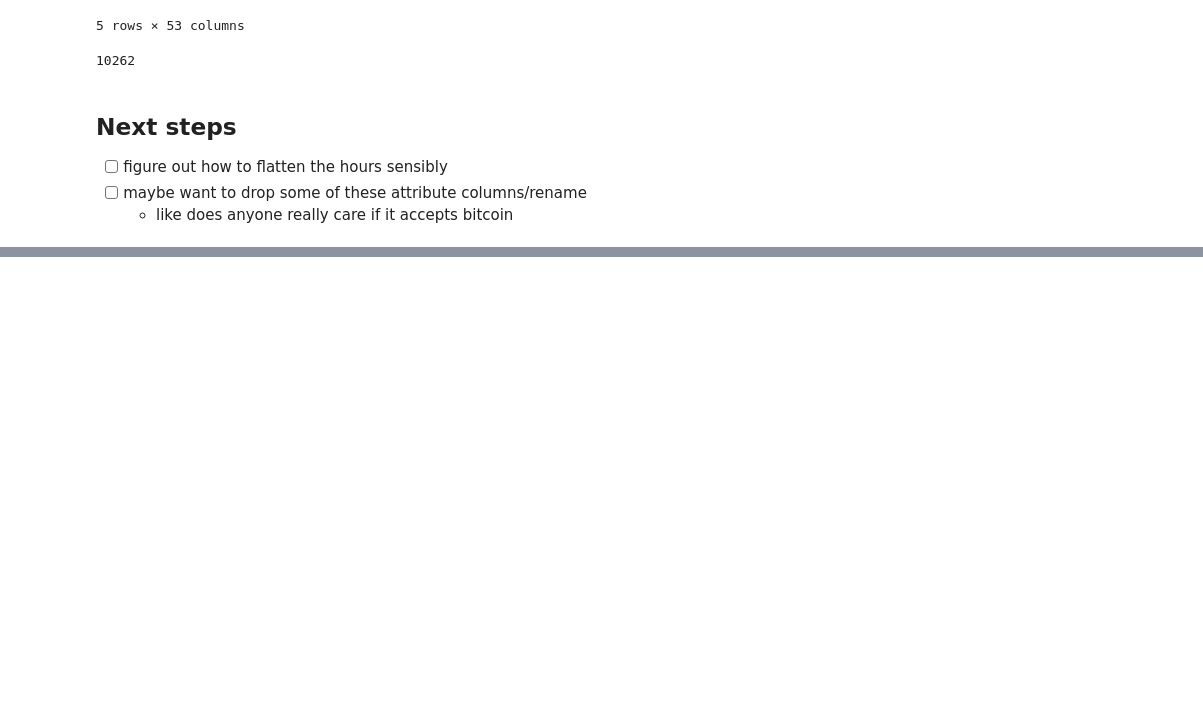
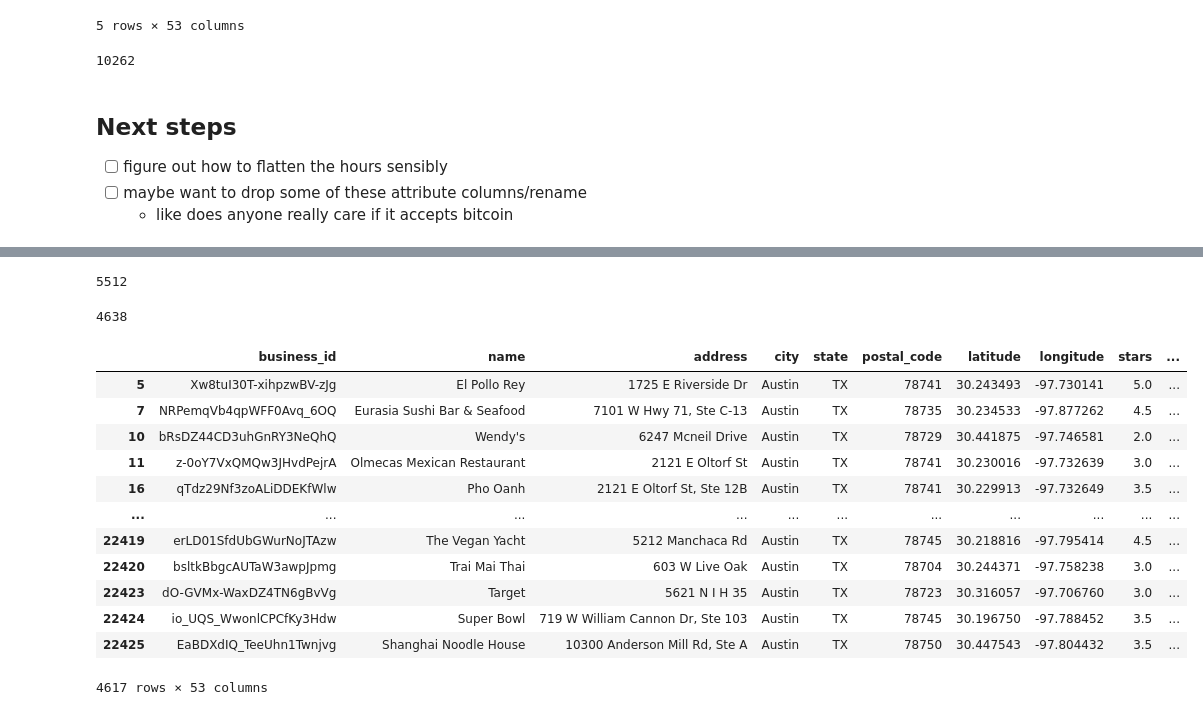
Before and after one commit to carlyryan/CIS450, a Jupyter notebook: preprocessing.ipynb, the cells around one changed output, grey strips where cells are left out. Cells and saved outputs as stored; diff of their text form; code cells hidden in the pictures; blank space fills up the shorter version.

Commit message:
added some preprocessing work for yelp

```diff
--- a/preprocessing.ipynb
+++ b/preprocessing.ipynb
@@ -66,7 +83,7 @@ yelp_data_austin.attributes[0]
 # %%
 yelp_data_austin.attributes=yelp_data_austin.attributes.apply(lambda x: {} if pd.isna(x) else x)
 # %%
-yelp_data_austin = yelp_data_austin.join(pd.json_normalize(yelp_data_austin.attributes.tolist())).
+yelp_data_austin = yelp_data_austin.join(pd.json_normalize(yelp_data_austin.attributes.tolist()))
 # %%
 yelp_data_austin.columns
 # %% [output]
@@ -106,0 +142,6 @@ len(yelp_data_austin[~yelp_data_austin.RestaurantsPriceRange2.isnull()])
+# %%
+# remove all non-food places
+yelp_data_austin = yelp_data_austin[~yelp_data_austin.categories.isnull()]
+yelp_data_austin = yelp_data_austin[yelp_data_austin['categories'].str.contains("Restaurant|Food")]
+
+yelp_data_austin.head()
@@ -106,0 +171,54 @@ len(yelp_data_austin[~yelp_data_austin.RestaurantsPriceRange2.isnull()])
+# %%
+# remove all rows without Rest. Price Range
+yelp_data_austin = yelp_data_austin[~yelp_data_austin.RestaurantsPriceRange2.isnull()]
+# %% [output]
+5512
+# %%
+# handle hours: come back to this
+len(yelp_data_austin[~yelp_data_austin.hours.isnull()])
+# %% [output]
+4638
+# %%
+# Set default values based on common practice
+
+# By appt only: replace all N/A's with false
+yelp_data_austin['ByAppointmentOnly'].fillna(False, inplace=True)
+
+# Dogs allowed: set default to false
+yelp_data_austin['DogsAllowed'].fillna(False, inplace=True)
+
+# NoiseLevel
+yelp_data_austin['NoiseLevel'].fillna('average', inplace=True)
+
+# Happy Hour
+yelp_data_austin['HappyHour'].fillna(False, inplace=True)
+
+# Good For Kids
+yelp_data_austin['GoodForKids'].fillna(False, inplace=True)
+
+# Wheelchair Accessible
+yelp_data_austin['WheelchairAccessible'].fillna(False, inplace=True)
+
+# Wheelchair Accessible
+yelp_data_austin['RestaurantsTakeOut'].fillna(False, inplace=True)
+
+
+# Wheelchair Accessible
+yelp_data_austin['RestaurantsDelivery'].fillna(False, inplace=True)
+# %%
+value = 'RestaurantsDelivery'
+yelp_data_austin[~yelp_data_austin[value].isnull()]
+# %% [output]
+|  | business_id | name | address | city | state | postal_code | latitude | longitude | stars | ... |
+| 5 | Xw8tuI30T-xihpzwBV-zJg | El Pollo Rey | 1725 E Riverside Dr | Austin | TX | 78741 | 30.243493 | -97.730141 | 5.0 | ... |
+| 7 | NRPemqVb4qpWFF0Avq_6OQ | Eurasia Sushi Bar & Seafood | 7101 W Hwy 71, Ste C-13 | Austin | TX | 78735 | 30.234533 | -97.877262 | 4.5 | ... |
+| 10 | bRsDZ44CD3uhGnRY3NeQhQ | Wendy's | 6247 Mcneil Drive | Austin | TX | 78729 | 30.441875 | -97.746581 | 2.0 | ... |
+| 11 | z-0oY7VxQMQw3JHvdPejrA | Olmecas Mexican Restaurant | 2121 E Oltorf St | Austin | TX | 78741 | 30.230016 | -97.732639 | 3.0 | ... |
+| 16 | qTdz29Nf3zoALiDDEKfWlw | Pho Oanh | 2121 E Oltorf St, Ste 12B | Austin | TX | 78741 | 30.229913 | -97.732649 | 3.5 | ... |
+| ... | ... | ... | ... | ... | ... | ... | ... | ... | ... | ... |
+| 22419 | erLD01SfdUbGWurNoJTAzw | The Vegan Yacht | 5212 Manchaca Rd | Austin | TX | 78745 | 30.218816 | -97.795414 | 4.5 | ... |
+| 22420 | bsltkBbgcAUTaW3awpJpmg | Trai Mai Thai | 603 W Live Oak | Austin | TX | 78704 | 30.244371 | -97.758238 | 3.0 | ... |
+| 22423 | dO-GVMx-WaxDZ4TN6gBvVg | Target | 5621 N I H 35 | Austin | TX | 78723 | 30.316057 | -97.706760 | 3.0 | ... |
+| 22424 | io_UQS_WwonlCPCfKy3Hdw | Super Bowl | 719 W William Cannon Dr, Ste 103 | Austin | TX | 78745 | 30.196750 | -97.788452 | 3.5 | ... |
+| 22425 | EaBDXdIQ_TeeUhn1Twnjvg | Shanghai Noodle House | 10300 Anderson Mill Rd, Ste A | Austin | TX | 78750 | 30.447543 | -97.804432 | 3.5 | ... |
+4617 rows × 53 columns
```
Also changed, not shown: parts of 5 cells of this notebook.
